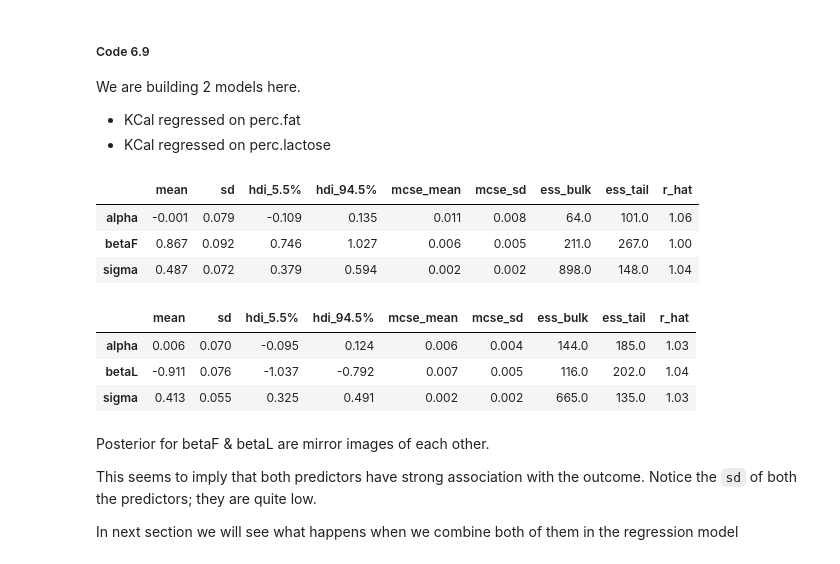
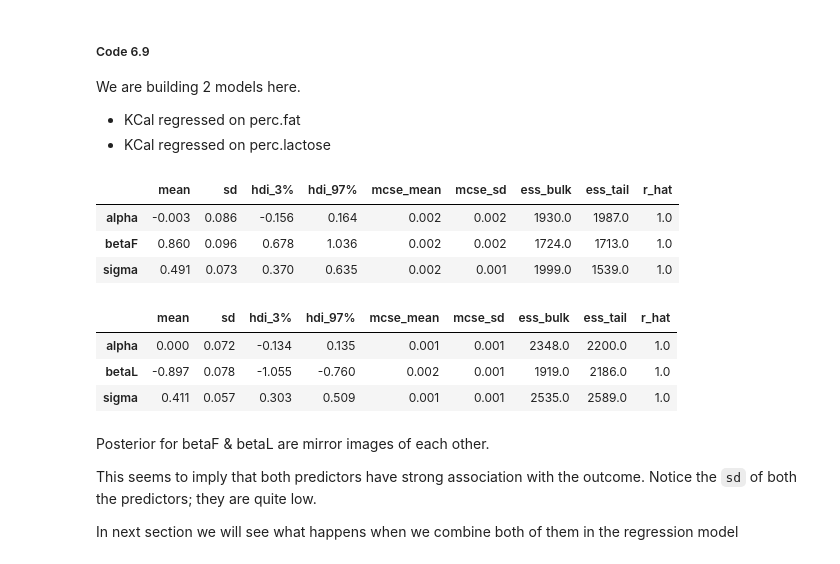
Before and after one commit to qpsy/rethinking-tfp2, a Jupyter notebook: 06_the_haunted_dag_and_the_causal_terror-2.ipynb, the cells around one changed output. Cells and saved outputs as stored; diff of their text form; code cells hidden in the pictures.

```diff
--- a/06_the_haunted_dag_and_the_causal_terror-2.ipynb
+++ b/06_the_haunted_dag_and_the_causal_terror-2.ipynb
@@ -436 +419,16 @@ posterior_6_3, trace_6_3 = sample_posterior(
+# %%
+post_63 = sample_post_63(init_state_63, key())
+# %%
+post_63_dict = {k: jnp.moveaxis(v, 0, 1) for k, v in post_63._asdict().items()}
+# %%
+dict_63 = dict(posterior=post_63_dict)
+# %%
+idata_63 = az.from_dict(**dict_63)
+# %%
+az.summary(idata_63)
+# %% [output]
+|  | mean | sd | hdi_3% | hdi_97% | mcse_mean | mcse_sd | ess_bulk | ess_tail | r_hat |
+| alpha | -0.003 | 0.086 | -0.156 | 0.164 | 0.002 | 0.002 | 1930.0 | 1987.0 | 1.0 |
+| betaF | 0.860 | 0.096 | 0.678 | 1.036 | 0.002 | 0.002 | 1724.0 | 1713.0 | 1.0 |
+| sigma | 0.491 | 0.073 | 0.370 | 0.635 | 0.002 | 0.001 | 1999.0 | 1539.0 | 1.0 |
 # %%
@@ -483,14 +443,0 @@ posterior_6_4, trace_6_4 = sample_posterior(
-# %%
-az.summary(trace_6_3, hdi_prob=0.89)
-# %% [output]
-|  | mean | sd | hdi_5.5% | hdi_94.5% | mcse_mean | mcse_sd | ess_bulk | ess_tail | r_hat |
-| alpha | -0.001 | 0.079 | -0.109 | 0.135 | 0.011 | 0.008 | 64.0 | 101.0 | 1.06 |
-| betaF | 0.867 | 0.092 | 0.746 | 1.027 | 0.006 | 0.005 | 211.0 | 267.0 | 1.00 |
-| sigma | 0.487 | 0.072 | 0.379 | 0.594 | 0.002 | 0.002 | 898.0 | 148.0 | 1.04 |
-# %%
-az.summary(trace_6_4, hdi_prob=0.89)
-# %% [output]
-|  | mean | sd | hdi_5.5% | hdi_94.5% | mcse_mean | mcse_sd | ess_bulk | ess_tail | r_hat |
-| alpha | 0.006 | 0.070 | -0.095 | 0.124 | 0.006 | 0.004 | 144.0 | 185.0 | 1.03 |
-| betaL | -0.911 | 0.076 | -1.037 | -0.792 | 0.007 | 0.005 | 116.0 | 202.0 | 1.04 |
-| sigma | 0.413 | 0.055 | 0.325 | 0.491 | 0.002 | 0.002 | 665.0 | 135.0 | 1.03 |
@@ -497,3 +473,10 @@ az.summary(trace_6_4, hdi_prob=0.89)
+# %%
+az.summary(idata_64)
+# %% [output]
+|  | mean | sd | hdi_3% | hdi_97% | mcse_mean | mcse_sd | ess_bulk | ess_tail | r_hat |
+| alpha | 0.000 | 0.072 | -0.134 | 0.135 | 0.001 | 0.001 | 2348.0 | 2200.0 | 1.0 |
+| betaL | -0.897 | 0.078 | -1.055 | -0.760 | 0.002 | 0.001 | 1919.0 | 2186.0 | 1.0 |
+| sigma | 0.411 | 0.057 | 0.303 | 0.509 | 0.001 | 0.001 | 2535.0 | 2589.0 | 1.0 |
 # %% [markdown]
 Posterior for betaF & betaL are mirror images of each other.
 
```
Also changed, not shown: parts of 35 cells of this notebook.
